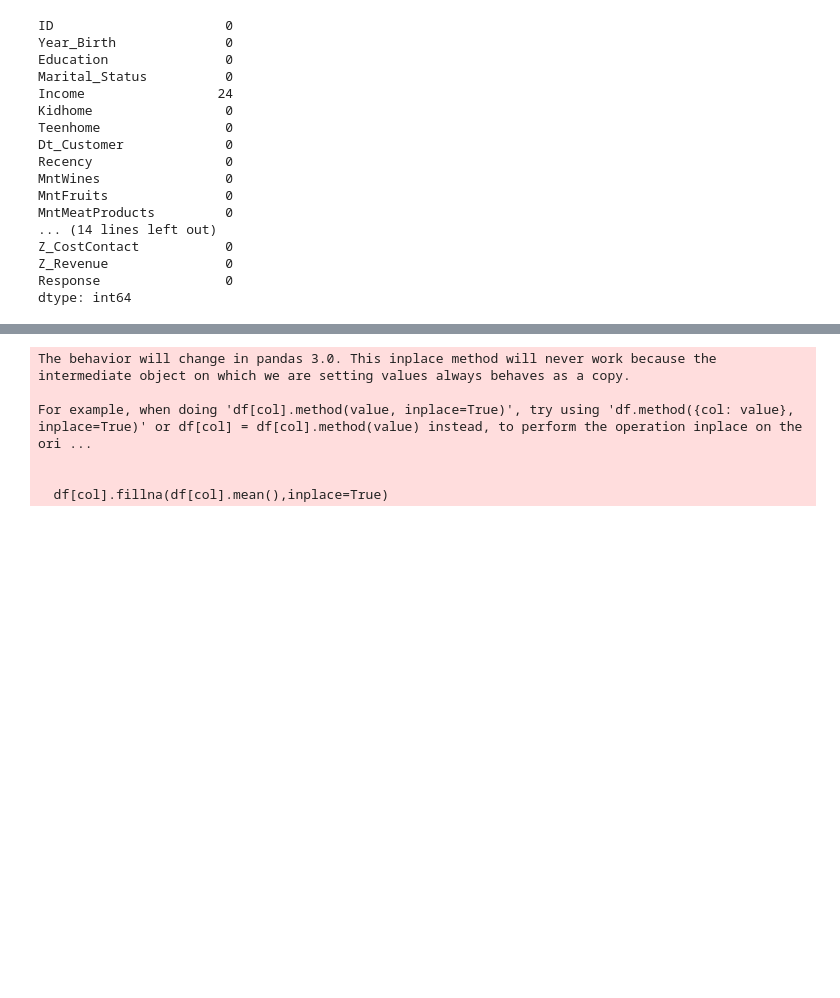
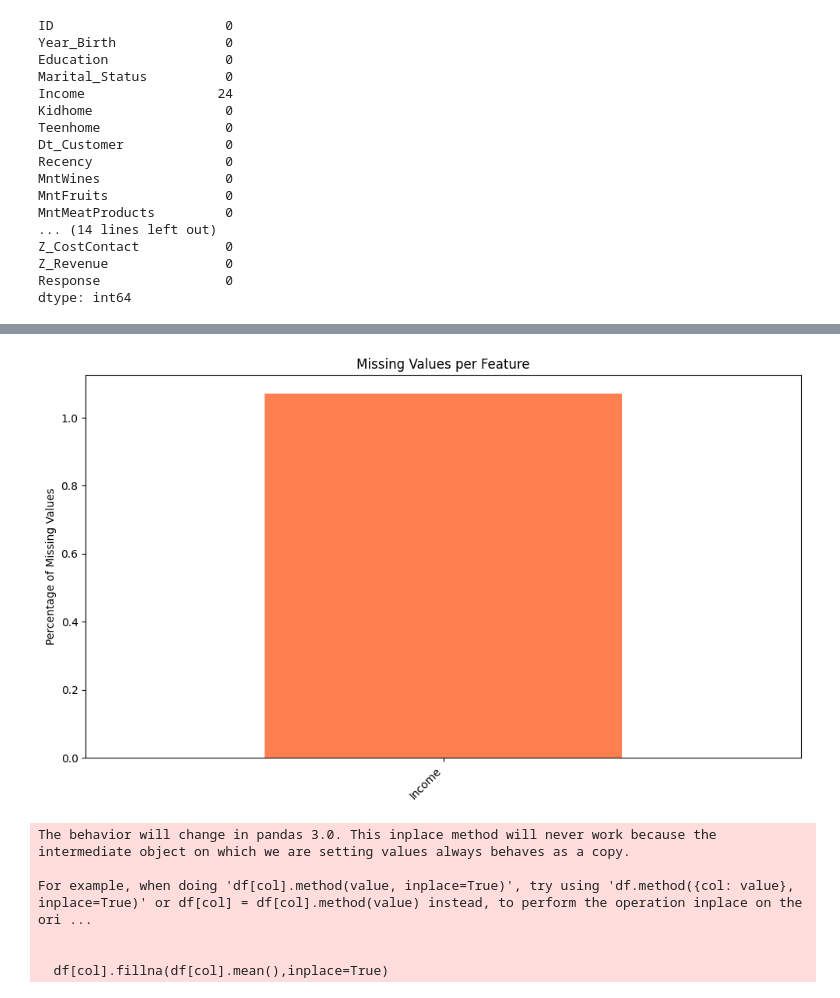
Before and after one commit to SsenogaHerman/GROUP_B_EVENING_RECESS, a Jupyter notebook: missing_values.ipynb, the cells around one changed output, grey strips where cells are left out. Saved outputs shown, nothing was run; the diff lists cells and outputs as text; code cells hidden in the pictures; blank space fills up the shorter version.

Commit message:
Missing data handling and outliers visualisation

```diff
--- a/missing_values.ipynb
+++ b/missing_values.ipynb
@@ -49,3 +74,24 @@ dtype: int64
+# %%
+def plot_missing_percentages(df):
+    missing_percent = df.isnull().mean() * 100
+    missing = missing_percent[missing_percent > 0].sort_values(ascending=False)
+
+    if missing.empty:
+        print("No missing values to visualize.")
+        return
+
+    plt.figure(figsize=(10, 6))
+    missing.plot(kind='bar', color='coral')
+    plt.ylabel("Percentage of Missing Values")
+    plt.title("Missing Values per Feature")
+    plt.xticks(rotation=45, ha='right')
+    plt.tight_layout()
+    plt.show()
+
+
+plot_missing_percentages(df)
+# %% [output]
+[figure, added]
 # %%
 columns=['Income']
 
```
Also changed, not shown: parts of 9 cells of this notebook, 1 other file.
